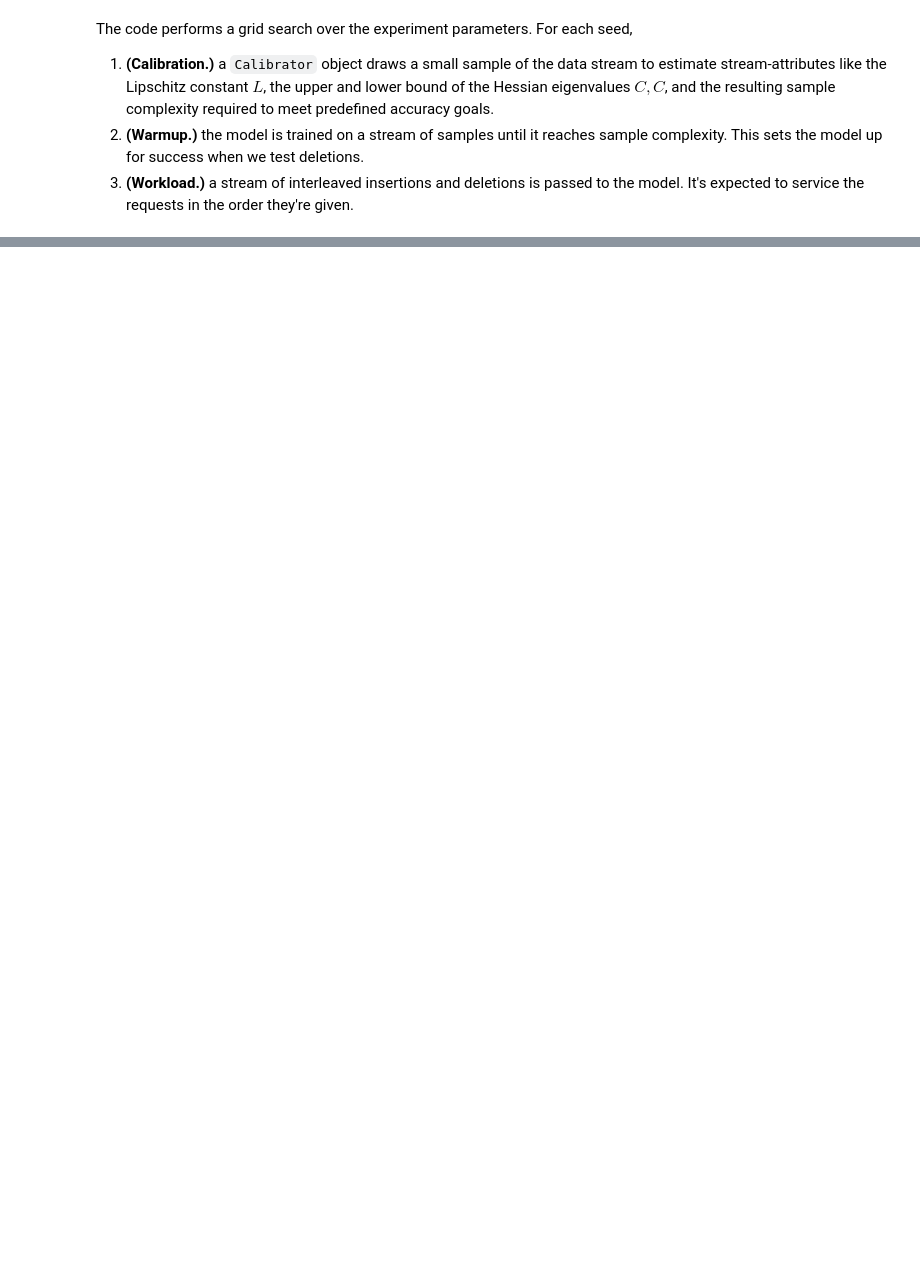
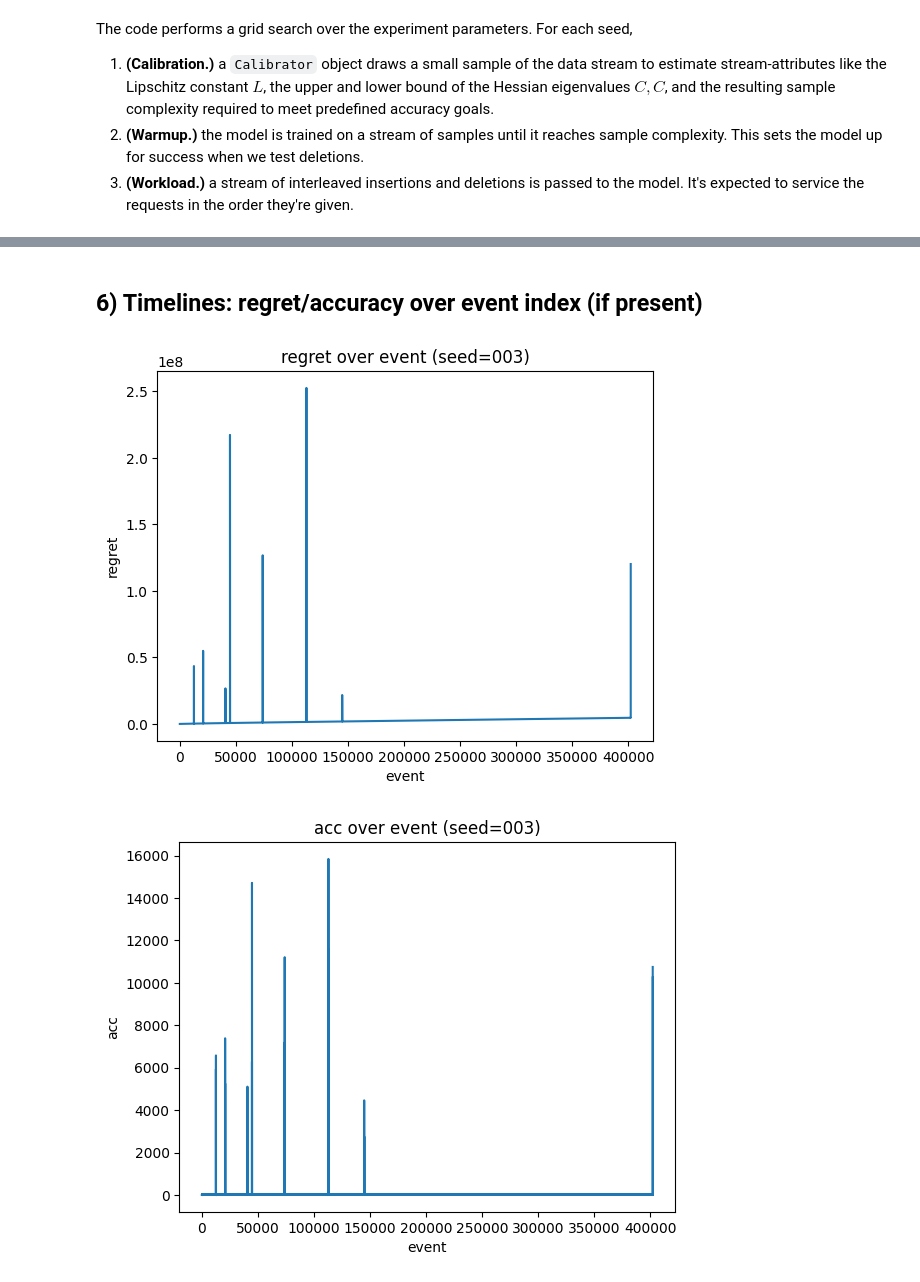
Before and after one commit to kennonstewart/unlearning-research-meta, a Jupyter notebook: experiments/deletion_capacity/results/analysis.ipynb, the cells around one changed output, grey strips where cells are left out. Cells and saved outputs as stored; diff of their text form; code cells hidden in the pictures; blank space fills up the shorter version.

```diff
--- a/experiments/deletion_capacity/results/analysis.ipynb
+++ b/experiments/deletion_capacity/results/analysis.ipynb
@@ -662,0 +417,60 @@ KeyError: "['m_emp', 'gamma_priv'] not in index"
+# %% [markdown]
+## 6) Timelines: regret/accuracy over event index (if present)
+# %%
+# Choose a frequent (grid_id, seed) combo if those columns exist
+def pick_one_slice(data):
+    cols = data.columns
+    if "grid_id" in cols and "seed" in cols:
+        key_counts = data.groupby(["grid_id","seed"]).size().sort_values(ascending=False)
+        if not key_counts.empty:
+            return key_counts.index[0]
+    elif "seed" in cols:
+        key_counts = data.groupby(["seed"]).size().sort_values(ascending=False)
+        if not key_counts.empty:
+            return (None, key_counts.index[0])
+    return (None, None)
+
+gid, sd = pick_one_slice(data)
+
+def plot_series(col, title_suffix=""):
+    s = data.copy()
+    if gid is not None and "grid_id" in s.columns:
+        s = s[s["grid_id"]==gid]
+    if sd is not None and "seed" in s.columns:
+        s = s[s["seed"]==sd]
+    # Use event or event_id as x if present; otherwise default to index order
+    if "event" in s.columns:
+        s = s.sort_values("event")
+        x = s["event"].values
+    elif "event_id" in s.columns:
+        s = s.sort_values("event_id")
+        x = s["event_id"].values
+    else:
+        s = s.reset_index(drop=True)
+        x = s.index.values
+    if col not in s.columns or s[col].dropna().empty:
+        return False
+    y = s[col].astype(float).values
+    plt.figure()
+    plt.plot(x, y)
+    xlabel = "event" if "event" in s.columns else ("event_id" if "event_id" in s.columns else "index")
+    plt.xlabel(xlabel); plt.ylabel(col)
+    ttl = f"{col} over {xlabel}"
+    if gid is not None and "grid_id" in data.columns:
+        ttl += f" (grid_id={gid})"
+    if sd is not None and "seed" in data.columns:
+        ttl += f" (seed={sd})"
+    plt.title(ttl + title_suffix)
+    return True
+
+plotted_any = False
+for metric in ["regret","acc","sigma_step_theory","eps_converted","rho_spent"]:
+    if metric in data.columns:
+        ok = plot_series(metric)
+        plotted_any = plotted_any or ok
+
+if not plotted_any:
+    print("No suitable timeline metrics found (looked for regret/acc/sigma_step_theory/eps_converted/rho_spent).")
+# %% [output]
+[figure, added]
+[figure, added]
```
Also changed, not shown: parts of 34 cells of this notebook, 2 other files.
